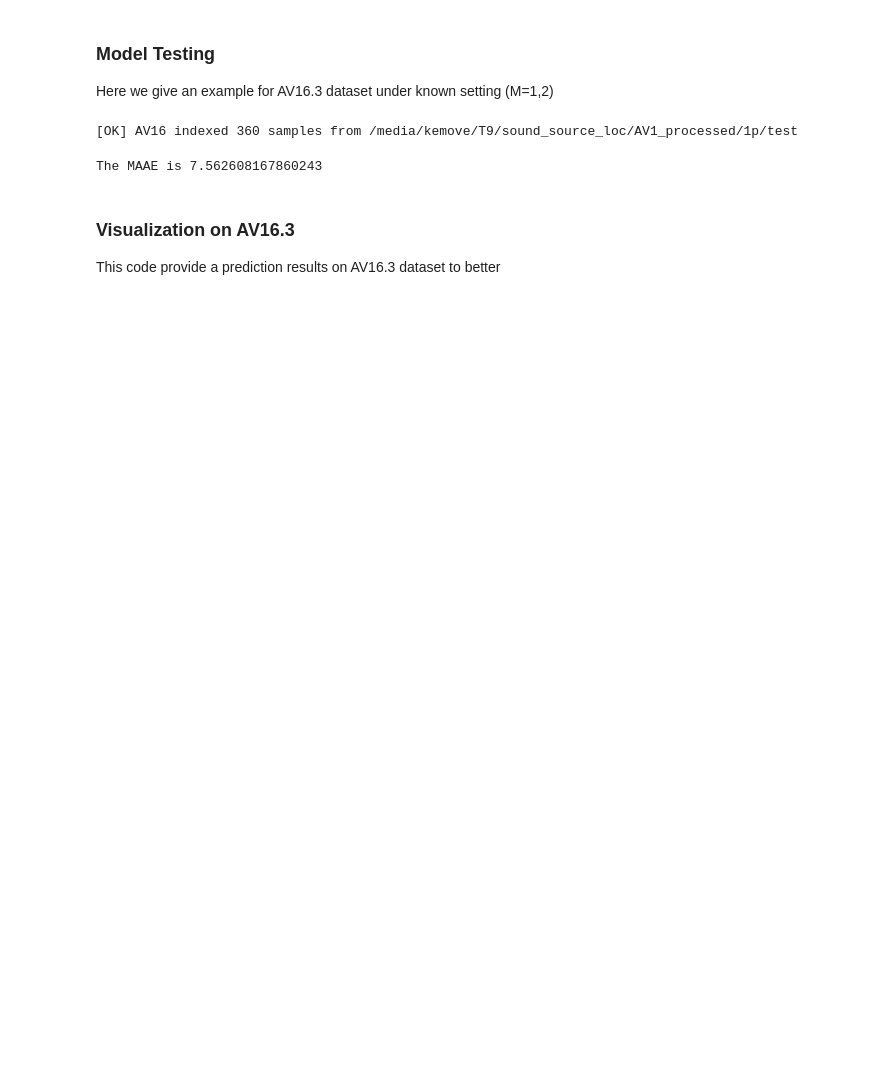
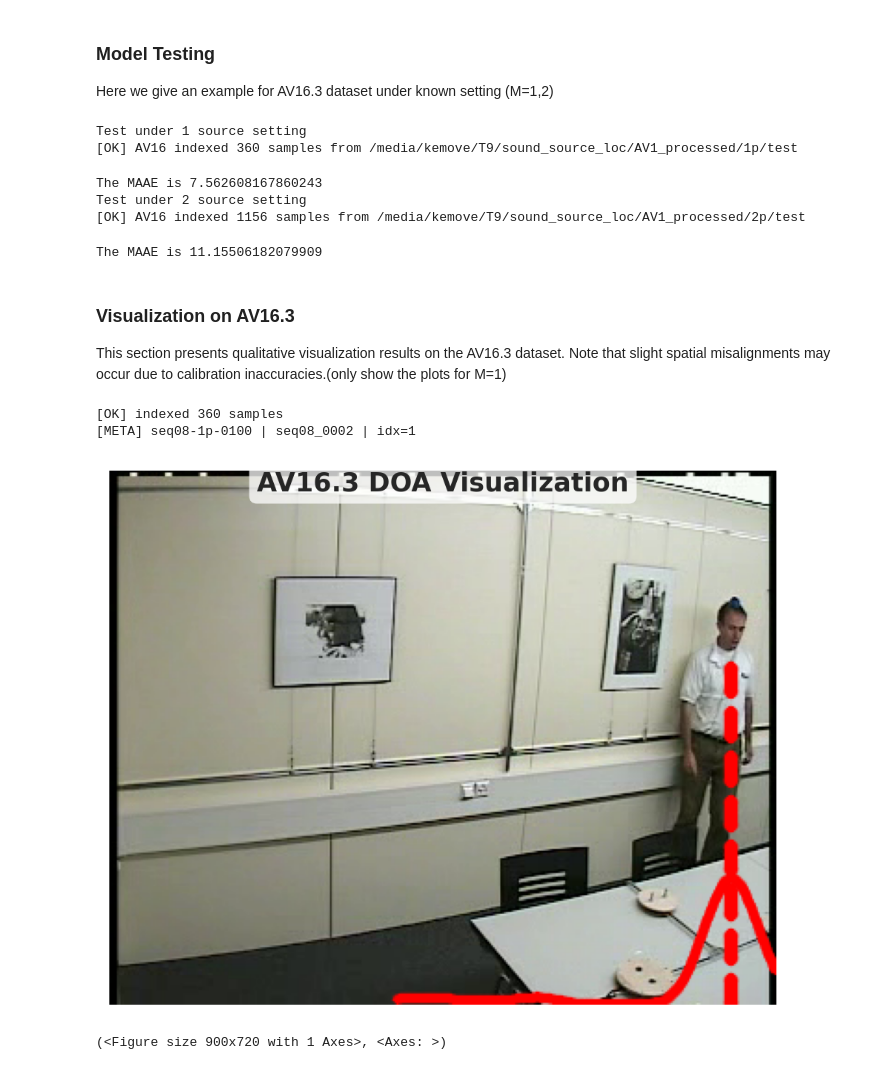
Before and after one commit to yizhuoyang/NeuralMUSIC, a Jupyter notebook: NeuralMusic.ipynb, the cells around one changed output. Cells and saved outputs as stored; diff of their text form; code cells hidden in the pictures; blank space fills up the shorter version.

```diff
--- a/NeuralMusic.ipynb
+++ b/NeuralMusic.ipynb
@@ -247,16 +313,55 @@ M = 1 # Select from [1,2]
 # %%
-data_dir_val  = f'/media/kemove/T9/sound_source_loc/AV1_processed/{M}p/test'
-val_dataset   = AV16_Dataset(data_dir_val,mic_offsets=mic_offset,noise_aug=False,subset="val")
-val_loader    = DataLoader(val_dataset, batch_size=1, shuffle=False, num_workers=4)
-model         = NeuralMusic(N, T, M,device=device,input_channel=input_channel).to(device)
-model_path    = f'/home/Disk/yyz/deepmusic++/New_exp/saved_av16_attention_new/ours_1.0_1_{M}/best_model'
-model.load_state_dict(torch.load(model_path),strict=False)
-model.eval()
-
-predictions,ground_truths = evaluate_ours_known(val_loader,M,device)
+for M in range(1,3):
+    print(f"Test under {M} source setting")
+    data_dir_val  = f'/media/kemove/T9/sound_source_loc/AV1_processed/{M}p/test'
+    val_dataset   = AV16_Dataset(data_dir_val,mic_offsets=mic_offset,noise_aug=False,subset="val")
+    val_loader    = DataLoader(val_dataset, batch_size=1, shuffle=False, num_workers=4)
+    model         = NeuralMusic(N, T, M,device=device,input_channel=input_channel).to(device)
+    model_path    = f'/home/Disk/yyz/deepmusic++/New_exp/saved_av16_attention_new/ours_1.0_1_{M}/best_model'
+    model.load_state_dict(torch.load(model_path),strict=False)
+    model.eval()
+    predictions,ground_truths,probs = evaluate_ours_known(val_loader,M,device)
+    save_dir = "./results"
+    os.makedirs(save_dir,exist_ok=True)
+    np.save(f"./results/AV163_prediction_{M}",predictions)
+    np.save(f"./results/AV163_probs_{M}",probs)
 # %% [output]
+Test under 1 source setting
 [OK] AV16 indexed 360 samples from /media/kemove/T9/sound_source_loc/AV1_processed/1p/test
 The MAAE is 7.562608167860243
+Test under 2 source setting
+[OK] AV16 indexed 1156 samples from /media/kemove/T9/sound_source_loc/AV1_processed/2p/test
+The MAAE is 11.15506182079909
 # %% [markdown]
 ### Visualization on AV16.3
-This code provide a prediction results on AV16.3 dataset to better
+
+This section presents qualitative visualization results on the AV16.3 dataset. Note that slight spatial misalignments may occur due to calibration inaccuracies.(only show the plots for M=1)
+# %%
+from utlis.jupyter_utils import visualize_av16_multi_methods, show_canvas
+ROOT_DIR = "/media/kemove/T9/sound_source_loc/AV1_processed/1p/test"
+P_PATH   = "/home/Disk/yyz/deepmusic++/AV3T/data/AV16.3/P1.mat"
+INDEX    = 1
+METHODS = {
+    "ours": {
+        "pred": "./results/AV163_prediction_1.npy",
+        "prob": "./results/AV163_probs_1.npy",
+    }}
+canvas, meta = visualize_av16_multi_methods(
+    root_dir=ROOT_DIR,
+    p_path=P_PATH,
+    methods=METHODS,
+    index=INDEX,
+)
+show_canvas(
+    canvas,
+    title="AV16.3 DOA Visualization",
+    # meta=meta,
+    figsize_by_width=5,
+    dpi=180,
+    add_info=True,
+)
+# %% [output]
+[OK] indexed 360 samples
+[META] seq08-1p-0100 | seq08_0002 | idx=1
+[figure, added]
+(<Figure size 900x720 with 1 Axes>, <Axes: >)
```
Also changed, not shown: parts of 10 cells of this notebook, 3 other files.
